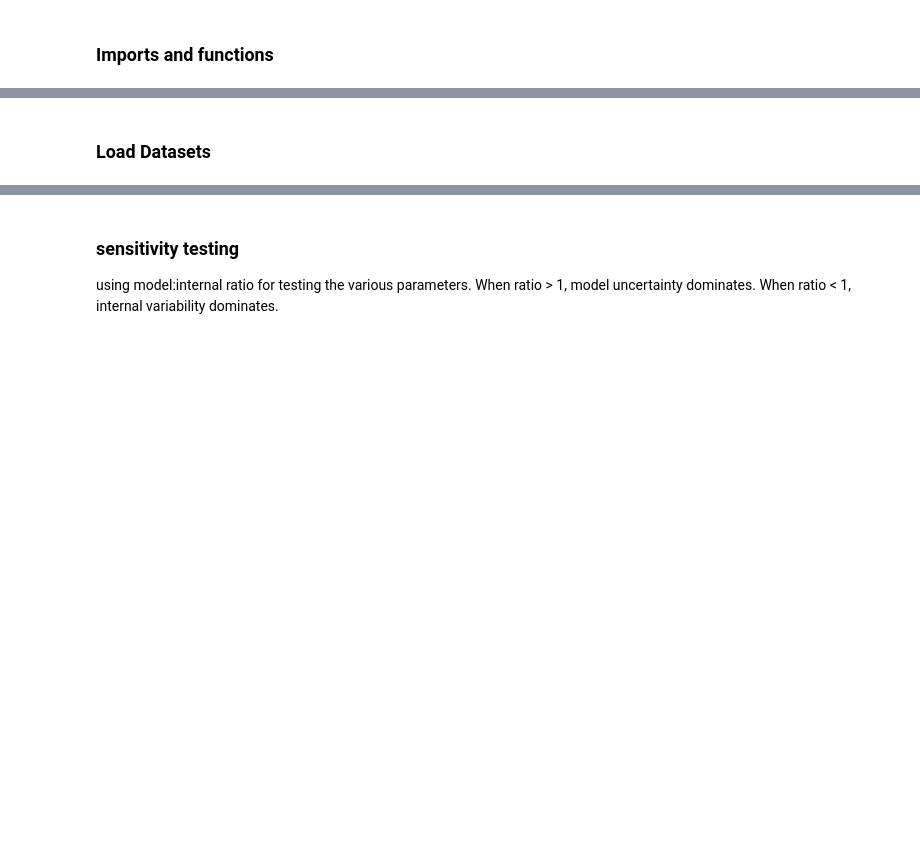
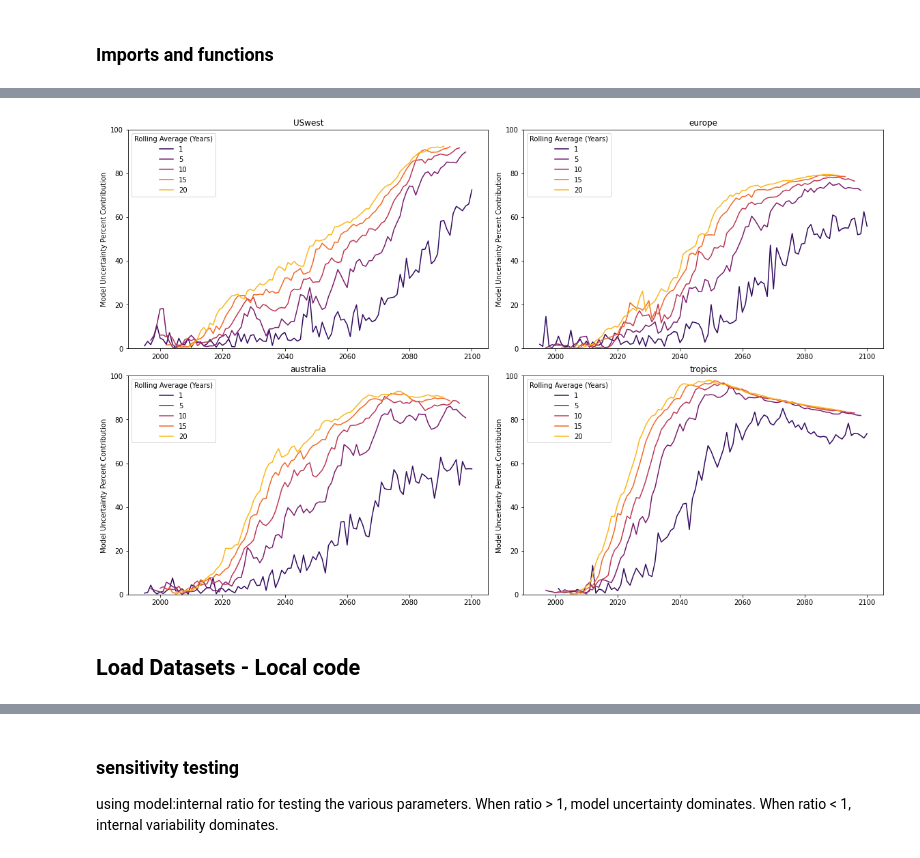
Before and after one commit to MackenzieBlanusa/InternalVariability, a Jupyter notebook: notebooks/SensitivityPlots.ipynb, the cells around one changed output, grey strips where cells are left out. Cells and saved outputs as stored; diff of their text form; code cells hidden in the pictures; blank space fills up the shorter version.

```diff
--- a/notebooks/SensitivityPlots.ipynb
+++ b/notebooks/SensitivityPlots.ipynb
@@ -63,5 +346,21 @@ def extreme_internal_allregions(args):
+# %%
+fig,ax = plt.subplots(nrows=2,ncols=2,constrained_layout=True,figsize=(16,10))
+colors = sns.color_palette("inferno", len(test_rolling.concat_dim))
+axes = [ax[0,0],ax[0,1],ax[1,0],ax[1,1]]
+regions = ['USwest','europe','australia','tropics']
+for axe,r in zip(axes,regions):
+    for i,m in enumerate(test_rolling.concat_dim):
+        axe.plot(test_rolling.sel(region=r,concat_dim=m).time,test_rolling.sel(region=r,concat_dim=m).MTratio,
+                c=colors[i])
+        labels=['1','5','10','15','20']
+        axe.legend(labels=labels,loc=2,title='Rolling Average (Years)')
+        axe.set_ylabel('Model Uncertainty Percent Contribution')
+        axe.set_title(r)
+        axe.set_ylim(0,100)
+# %% [output]
+[figure, added]
 # %% [markdown]
-### Load Datasets
+## Load Datasets - Local code
 # %%
 # settings
 #for temp
```
Also changed, not shown: parts of 29 cells of this notebook.
